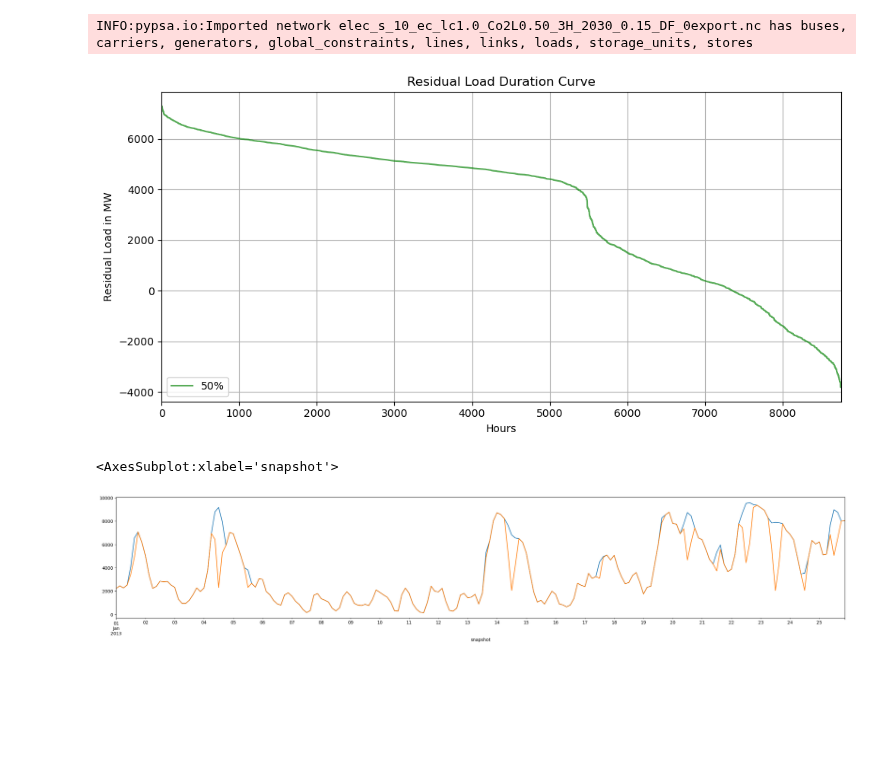
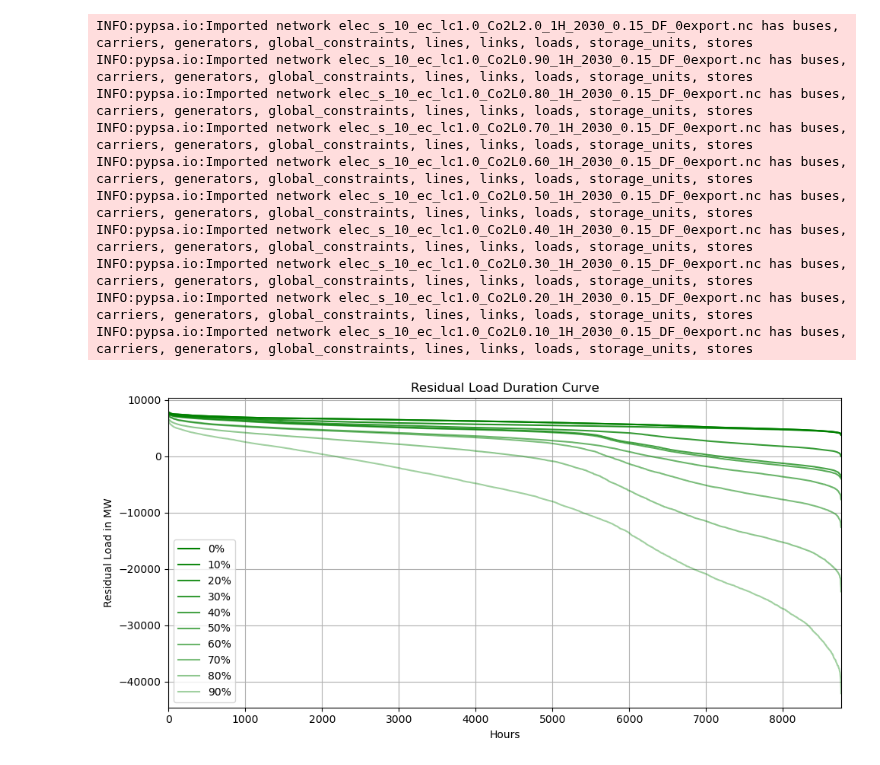
Before and after one commit to energyLS/aldehyde, a Jupyter notebook: workflow/notebooks/plot_rldc.ipynb, the cells around one changed output. Drawn from its saved outputs; the diff is of its cells as text; code cells hidden in the pictures; blank space fills up the shorter version.

Commit message:
feat: finish diurnal and annual analysis

```diff
--- a/workflow/notebooks/plot_rldc.ipynb
+++ b/workflow/notebooks/plot_rldc.ipynb
@@ -8,9 +4,9 @@ import numpy as np
 import matplotlib.pyplot as plt
 import pypsa
 # %%
-run = "nresults_full_3H_ws"
+run = "nresults_full_3H_hourly_ws"
 prefix = "/mnt/c/Users/scl38887/Documents/git/aldehyde/workflow/subworkflows/pypsa-earth-sec/results/" + run + "/postnetworks/"
 output = "/mnt/c/Users/scl38887/Documents/git/aldehyde/results/" + run + "/graphics/rldc/"
-#path = "elec_s_10_ec_lc1.0_Co2L0.90_3H_2030_0.15_DF_0export.nc"
+#path = "elec_s_10_ec_lc1.0_Co2L0.90_1H_2030_0.15_DF_0export.nc"
 #n = pypsa.Network(prefix + path)
 # %%
@@ -79,5 +75,3 @@ def calculate_rlc(n, resample, incl_curtailed, time_sorted):
         rlc = rlc.reset_index(drop=True)
 
     return rlc
-# %%
-rlc = calculate_rlc(n, resample="W", incl_curtailed=incl_curtailed)
@@ -107,14 +77,0 @@ dtype: float64
-# %%
-# Group the data by hour and calculate the mean for each hour across the year
-average_day = rlc.groupby(rlc.index.hour).mean()
-
-# Plot the average day
-plt.figure(figsize=(10, 6))
-plt.plot(average_day.index, average_day, marker='o')
-plt.xlabel('Hour of Day')
-plt.ylabel('Average Value')
-plt.title('Average Day - Diurnal Characteristics')
-plt.grid(True)
-plt.xticks(range(0, 24))
-plt.tight_layout()
-plt.show()
@@ -152,13 +169,9 @@ rldc = calculate_rlc(n, resample=resampling, incl_curtailed=incl_curtailed, time
 # %%
-# Group the data by hour and calculate the mean for each hour across the year
-#average_day = rlc.groupby(rlc.index.hour).mean()
-
-
 #resampling = "H"
 incl_curtailed = True
 
 #xlabel = {"H": "Hours", "D": "Days", "W": "Weeks"}
-mitigation = [2.0, 0.50, 0.10] #[2.0, 0.90, 0.80, 0.70, 0.60, 0.50, 0.40, 0.30, 0.20, 0.10]
+mitigation = [2.0, 0.90, 0.80, 0.70, 0.60, 0.50, 0.40, 0.30, 0.20, 0.10] #[2.0, 0.50, 0.10]
 
 fig = plt.figure(figsize=(10, 5))
 
@@ -166,7 +179,7 @@ fig = plt.figure(figsize=(10, 5))
 for m in mitigation:
 
     m = str(m) + "0" if m < 1 else str(m)
-    path = "elec_s_10_ec_lc1.0_Co2L" + str(m) + "_3H_2030_0.15_DF_0export.nc"
+    path = "elec_s_10_ec_lc1.0_Co2L" + str(m) + "_1H_2030_0.15_DF_0export.nc"
     n = pypsa.Network(prefix + path)
 
     rlc = calculate_rlc(n, resample=False, incl_curtailed=incl_curtailed, time_sorted=False)
@@ -174,7 +187,6 @@ for m in mitigation:
     #rlc.plot(label=str(reverse_mitigation(eval(m))) + "%", color="green", alpha=1-reverse_mitigation(eval(m))*0.007)
 
     plt.plot(average_day.index, average_day, marker='o', label=str(reverse_mitigation(eval(m))) + "%", color="green", alpha=1-reverse_mitigation(eval(m))*0.007)
-
 
 # Add a title
 plt.title("Diurnal Residual Load Curve")
@@ -199,46 +218,51 @@ INFO:pypsa.io:Imported network elec_s_10_ec_lc1.0_Co2L0.10_3H_2030_0.15_DF_0expo
 resampling = "H"
 incl_curtailed = True
 
 xlabel = {"H": "Hours", "D": "Days", "W": "Weeks"}
-mitigation = [0.5] #[2.0, 0.90, 0.80, 0.70, 0.60, 0.50, 0.40, 0.30, 0.20, 0.10]
+mitigation = [2.0, 0.90, 0.80, 0.70, 0.60, 0.50, 0.40, 0.30, 0.20, 0.10]
 
 fig = plt.figure(figsize=(10, 5))
 
 # Get and plot the data
 for m in mitigation:
 
     m = str(m) + "0" if m < 1 else str(m)
-    path = "elec_s_10_ec_lc1.0_Co2L" + str(m) + "_3H_2030_0.15_DF_0export.nc"
+    path = "elec_s_10_ec_lc1.0_Co2L" + str(m) + "_1H_2030_0.15_DF_0export.nc"
     n = pypsa.Network(prefix + path)
 
     rlc = calculate_rlc(n, resample=resampling, incl_curtailed=incl_curtailed, time_sorted=True)
     rlc.plot(label=str(reverse_mitigation(eval(m))) + "%", color="green", alpha=1-reverse_mitigation(eval(m))*0.007)
-
 
 # Add a title
 plt.title("Residual Load Duration Curve")
 
 # Add axis labels
 plt.xlabel(xlabel[resampling])
 plt.ylabel("Residual Load in MW")
 plt.xlim(0, len(rlc))
 plt.legend(loc="lower left")
 plt.grid()
 
 plt.tight_layout()
 plt.savefig(output + "rlc_sorted_" + xlabel[resampling] + "_inclCurt" + str(incl_curtailed) + ".pdf")
 plt.show()
 # %% [output]
-INFO:pypsa.io:Imported network elec_s_10_ec_lc1.0_Co2L0.50_3H_2030_0.15_DF_0export.nc has buses, carriers, generators, global_constraints, lines, links, loads, storage_units, stores
+INFO:pypsa.io:Imported network elec_s_10_ec_lc1.0_Co2L2.0_1H_2030_0.15_DF_0export.nc has buses, carriers, generators, global_constraints, lines, links, loads, storage_units, stores
+INFO:pypsa.io:Imported network elec_s_10_ec_lc1.0_Co2L0.90_1H_2030_0.15_DF_0export.nc has buses, carriers, generators, global_constraints, lines, links, loads, storage_units, stores
+INFO:pypsa.io:Imported network elec_s_10_ec_lc1.0_Co2L0.80_1H_2030_0.15_DF_0export.nc has buses, carriers, generators, global_constraints, lines, links, loads, storage_units, stores
+INFO:pypsa.io:Imported network elec_s_10_ec_lc1.0_Co2L0.70_1H_2030_0.15_DF_0export.nc has buses, carriers, generators, global_constraints, lines, links, loads, storage_units, stores
+INFO:pypsa.io:Imported network elec_s_10_ec_lc1.0_Co2L0.60_1H_2030_0.15_DF_0export.nc has buses, carriers, generators, global_constraints, lines, links, loads, storage_units, stores
+INFO:pypsa.io:Imported network elec_s_10_ec_lc1.0_Co2L0.50_1H_2030_0.15_DF_0export.nc has buses, carriers, generators, global_constraints, lines, links, loads, storage_units, stores
+INFO:pypsa.io:Imported network elec_s_10_ec_lc1.0_Co2L0.40_1H_2030_0.15_DF_0export.nc has buses, carriers, generators, global_constraints, lines, links, loads, storage_units, stores
+INFO:pypsa.io:Imported network elec_s_10_ec_lc1.0_Co2L0.30_1H_2030_0.15_DF_0export.nc has buses, carriers, generators, global_constraints, lines, links, loads, storage_units, stores
+INFO:pypsa.io:Imported network elec_s_10_ec_lc1.0_Co2L0.20_1H_2030_0.15_DF_0export.nc has buses, carriers, generators, global_constraints, lines, links, loads, storage_units, stores
+INFO:pypsa.io:Imported network elec_s_10_ec_lc1.0_Co2L0.10_1H_2030_0.15_DF_0export.nc has buses, carriers, generators, global_constraints, lines, links, loads, storage_units, stores
-[figure, old version]
+[figure, new version]
 # %%
-fig = plt.figure(figsize=(30, 5))
-#n.generators_t.p[n.generators[n.generators.carrier == "onwind"].index].sum(axis=1).plot() #.sum() / 1e6 * 3
-wind_power = n.generators.p_nom_opt[n.generators[n.generators.carrier == "onwind"].index]
-wind_profile = n.generators_t.p_max_pu[n.generators[n.generators.carrier == "onwind"].index]
-wind_feed_in = n.generators_t.p[n.generators[n.generators.carrier == "onwind"].index].sum(axis=1)
-(wind_profile * wind_power).sum(axis=1).plot() #.sum() / 1e6 * 3
-wind_feed_in.plot()
+# fig = plt.figure(figsize=(30, 5))
+# #n.generators_t.p[n.generators[n.generators.carrier == "onwind"].index].sum(axis=1).plot() #.sum() / 1e6 * 3
+# wind_power = n.generators.p_nom_opt[n.generators[n.generators.carrier == "onwind"].index]
+# wind_profile = n.generators_t.p_max_pu[n.generators[n.generators.carrier == "onwind"].index]
+# wind_feed_in = n.generators_t.p[n.generators[n.generators.carrier == "onwind"].index].sum(axis=1)
+# (wind_profile * wind_power).sum(axis=1).plot() #.sum() / 1e6 * 3
+# wind_feed_in.plot()
-# %% [output]
-<AxesSubplot:xlabel='snapshot'>
-[figure, removed]
```
Also changed, not shown: parts of 11 cells of this notebook.
